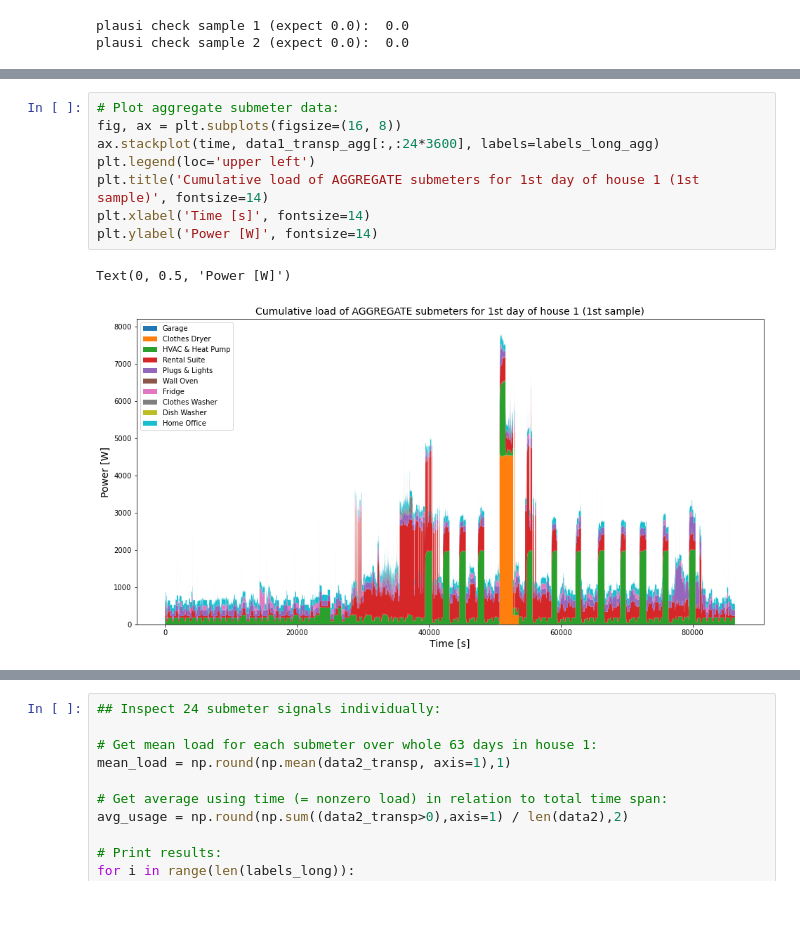
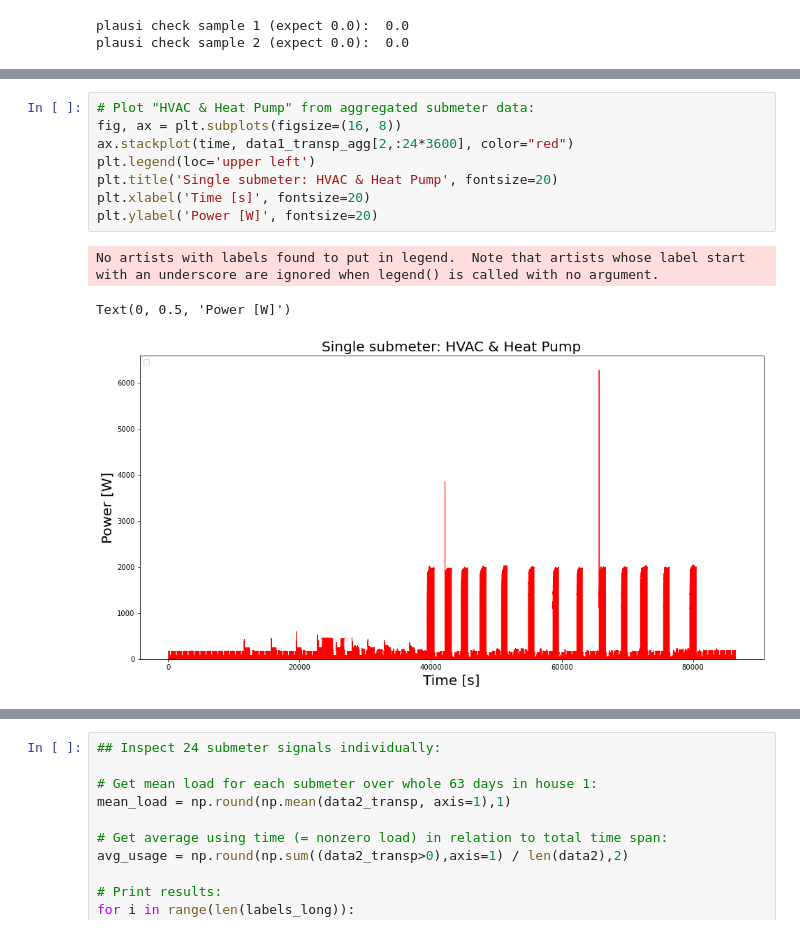
Before and after one commit to MarcoLandtHayen/NILM_NonIntrusiveLoadMonitoring, a Jupyter notebook: notebooks/02_NILM_RAEdataset_CNN.ipynb, the cells around one changed output, grey strips where cells are left out. Cells and saved outputs as stored; diff of their text form; blank space fills up the shorter version.

Commit message:
Continue working on notebook 2: Inspect single submeter power loads. Add draft for MidTerm presentation.

```diff
--- a/notebooks/02_NILM_RAEdataset_CNN.ipynb
+++ b/notebooks/02_NILM_RAEdataset_CNN.ipynb
@@ -269,11 +291,12 @@ plausi check sample 2 (expect 0.0):  0.0
 # %%
-# Plot aggregate submeter data:
+# Plot "HVAC & Heat Pump" from aggregated submeter data:
 fig, ax = plt.subplots(figsize=(16, 8))
-ax.stackplot(time, data1_transp_agg[:,:24*3600], labels=labels_long_agg)
+ax.stackplot(time, data1_transp_agg[2,:24*3600], color="red")
 plt.legend(loc='upper left')
-plt.title('Cumulative load of AGGREGATE submeters for 1st day of house 1 (1st sample)', fontsize=14)
-plt.xlabel('Time [s]', fontsize=14)
-plt.ylabel('Power [W]', fontsize=14)
+plt.title('Single submeter: HVAC & Heat Pump', fontsize=20)
+plt.xlabel('Time [s]', fontsize=20)
+plt.ylabel('Power [W]', fontsize=20)
 # %% [output]
-Text(0, 0.5, 'Power [W]')
+No artists with labels found to put in legend.  Note that artists whose label start with an underscore are ignored when legend() is called with no argument.
+Text(0, 0.5, 'Power [W]')
-[figure, old version]
+[figure, new version]
```
Also changed, not shown: parts of 12 cells of this notebook, 1 other file.
